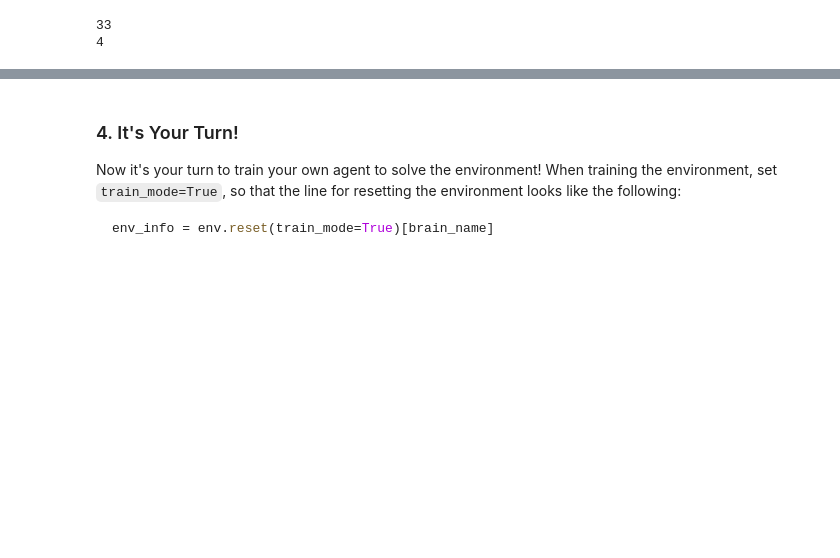
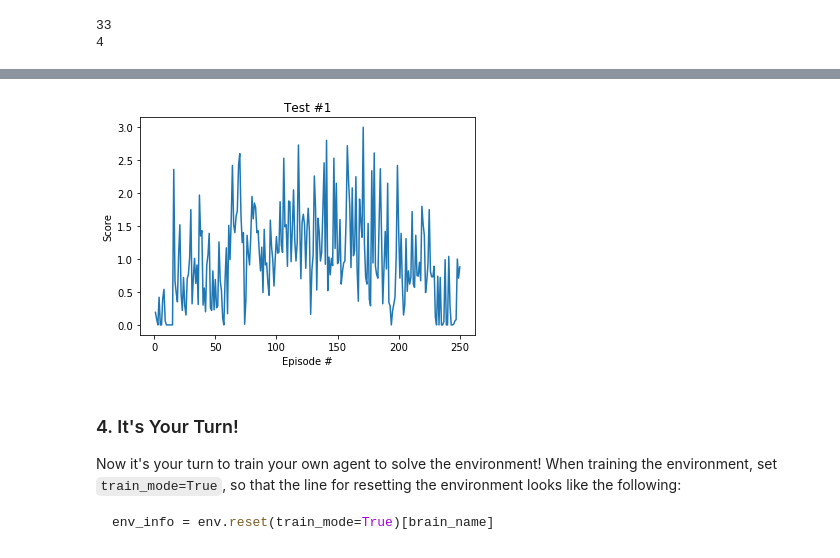
Before and after one commit to zhuohann/ContinousControl, a Jupyter notebook: Continuous_Control.ipynb, the cells around one changed output, grey strips where cells are left out. Cells and saved outputs as stored; diff of their text form; code cells hidden in the pictures; blank space fills up the shorter version.

```diff
--- a/Continuous_Control.ipynb
+++ b/Continuous_Control.ipynb
@@ -186,3 +203,14 @@ KeyboardInterrupt:
+# %%
+fig = plt.figure()
+ax = fig.add_subplot(111)
+plt.plot(np.arange(1, len(scores)+1), scores)
+plt.ylabel('Score')
+plt.xlabel('Episode #')
+plt.title("Test #1")
+plt.savefig('TEST#1.png',bbox_inches="tight")
+plt.show()
+# %% [output]
+[figure, added]
 # %% [markdown]
 ### 4. It's Your Turn!
 
```
Also changed, not shown: parts of 1 cell of this notebook.
